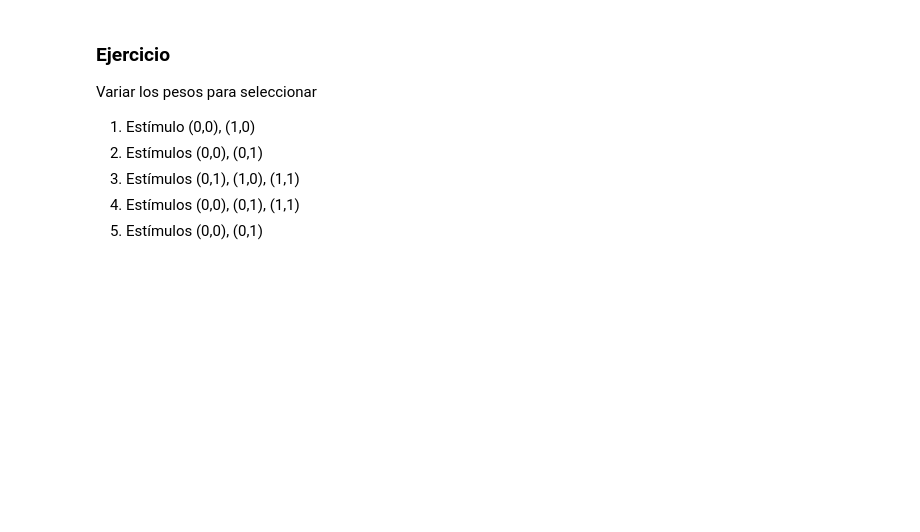
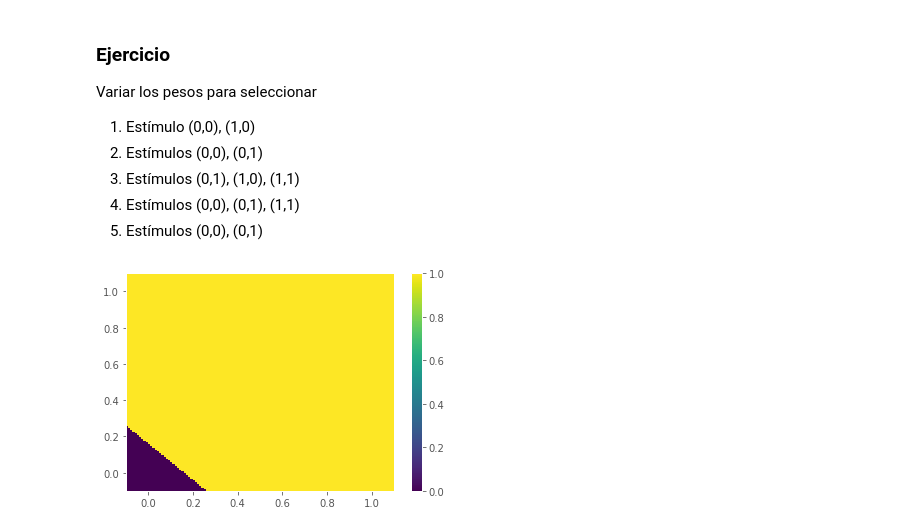
Before and after one commit to sergiohzlz/neuronales_2022i, a Jupyter notebook: Perceptrón.ipynb, the cells around one changed output. Drawn from its saved outputs; the diff is of its cells as text; code cells hidden in the pictures; blank space fills up the shorter version.

Commit message:
Perceptron y percetrpon multicapa
perceptron multicapa XOR

```diff
--- a/Perceptrón.ipynb
+++ b/Perceptrón.ipynb
@@ -22,7 +22,7 @@ class perceptron(object):
         self.W = W
         self.th = th
     def computa(self,X):
-        val = dot(self.W, X)
+        val = dot(X, self.W)
         res = escalon(val, self.th)
         return res
 # %% [markdown]
@@ -36,6 +36,15 @@ P.computa( [0, 1] )
 # %% [markdown]
 ## Visualización
 # %%
-Xm = arange(-0.1, 1.1, 0.01)
-Ym = arange(-0.1, 1.1, 0.01)
-Z = zeros((len(Xm), len(Ym)))
+def grafica(P):
+    Xm = arange(-0.1, 1.1, 0.01)
+    Ym = arange(-0.1, 1.1, 0.01)
+    Z = zeros((len(Xm), len(Ym)))
+
+    for i in range(len(Xm)):
+        for j in range(len(Ym)):
+            Z[i,j] = P.computa( [Xm[i], Ym[j]] )
+    plt.clf()
+    pcolor(Xm, Ym, Z)
+    plt.colorbar()
+    plt.show()
@@ -59,3 +62,8 @@ Variar los pesos para seleccionar
 1. Estímulos (0,1), (1,0), (1,1)
 1. Estímulos (0,0), (0,1), (1,1)
 1. Estímulos (0,0), (0,1)
+# %%
+P = perceptron(1, [1/.15,1/.15])
+grafica(P)
+# %% [output]
+[figure, added]
```
Also changed, not shown: parts of 14 cells of this notebook.
